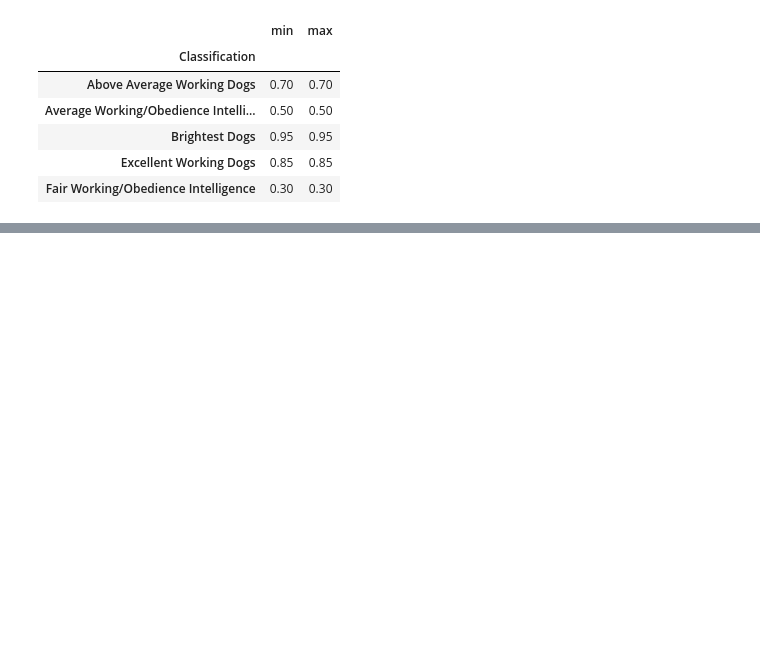
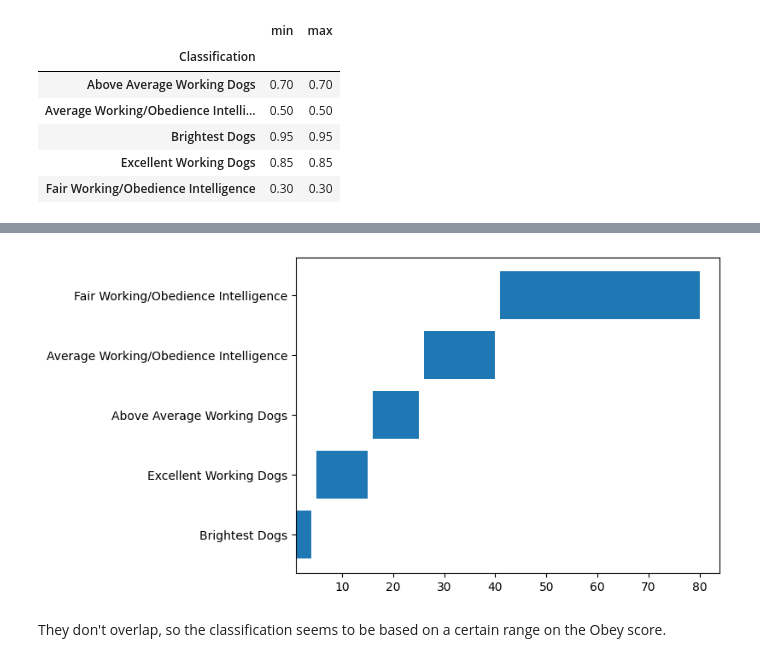
Before and after one commit to hugotorres22/data-analysis, a Jupyter notebook: Dogs Size vs Inteligence/MainAnalysis.ipynb, the cells around one changed output, grey strips where cells are left out. Drawn from its saved outputs; the diff is of its cells as text; code cells hidden in the pictures; blank space fills up the shorter version.

Commit message:
More analysis on the classification column

```diff
--- a/Dogs Size vs Inteligence/MainAnalysis.ipynb
+++ b/Dogs Size vs Inteligence/MainAnalysis.ipynb
@@ -173,0 +176,2 @@ So the classification is no attributed along a range, but it is tied to the valu
+# %%
+whole_info_obey['reps_range'] = whole_info_obey['reps_upper'] - whole_info_obey['reps_lower']
@@ -173,0 +184,8 @@ So the classification is no attributed along a range, but it is tied to the valu
+# %%
+fig, ax = plt.subplots()
+ax.barh(y=whole_info_obey['Classification'], width=whole_info_obey['reps_range'], left=whole_info_obey['reps_lower'])
+plt.show()
+# %% [output]
+[figure, added]
+# %% [markdown]
+They don't overlap, so the classification seems to be based on a certain range on the Obey score.
```
Also changed, not shown: parts of 3 cells of this notebook.
